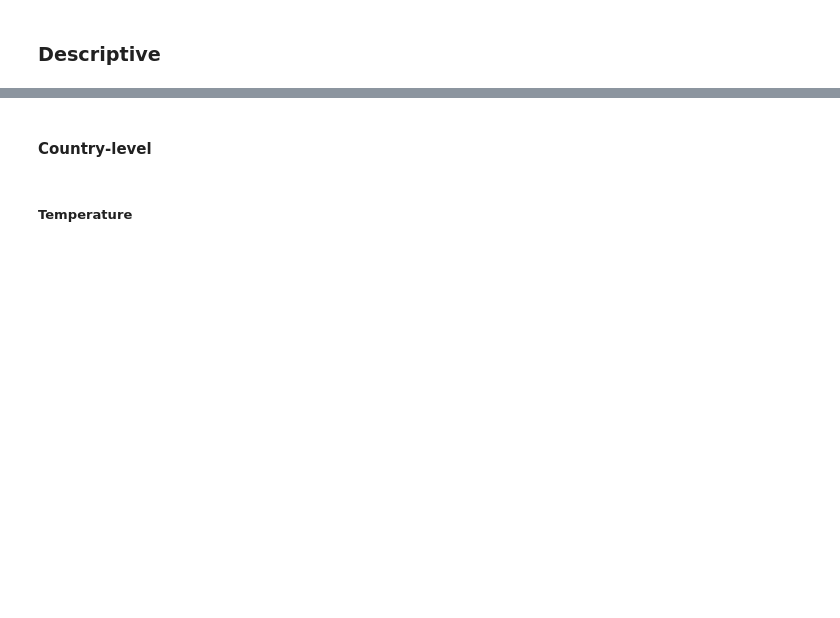
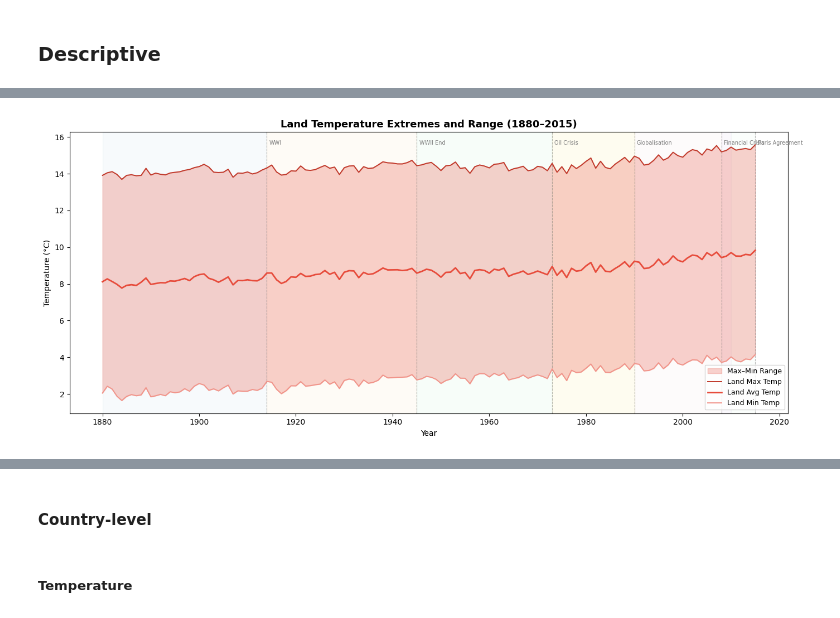
Before and after one commit to tempestormX/sc3021, a Jupyter notebook: SC3021_FDAG_T13.ipynb, the cells around one changed output, grey strips where cells are left out. Saved outputs shown, nothing was run; the diff lists cells and outputs as text; code cells hidden in the pictures; blank space fills up the shorter version.

```diff
--- a/SC3021_FDAG_T13.ipynb
+++ b/SC3021_FDAG_T13.ipynb
@@ -2942,0 +3183,21 @@ gas_cols = ['BC','CH4','CO','CO2','N2O','NH3','NMVOC','NOx','OC','SO2']
+# %%
+df['TempRange'] = df['LandMaxTemperature'] - df['LandMinTemperature']
+
+fig, ax = plt.subplots(figsize=(14, 6))
+add_era_bands(ax)
+
+ax.fill_between(df['year'], df['LandMinTemperature'], df['LandMaxTemperature'],
+                alpha=0.25, color='#e74c3c', label='Max–Min Range')
+ax.plot(df['year'], df['LandMaxTemperature'], color='#c0392b', lw=1.4, label='Land Max Temp')
+ax.plot(df['year'], df['LandAverageTemperature'], color='#e74c3c', lw=2, label='Land Avg Temp')
+ax.plot(df['year'], df['LandMinTemperature'], color='#f1948a', lw=1.4, label='Land Min Temp')
+
+add_era_lines(ax)
+ax.set_xlabel('Year', fontsize=10)
+ax.set_ylabel('Temperature (°C)', fontsize=10)
+ax.set_title('Land Temperature Extremes and Range (1880–2015)', fontsize=13, fontweight='bold')
+ax.legend(fontsize=9)
+plt.tight_layout()
+plt.show()
+# %% [output]
+[figure, added]
```
Also changed, not shown: parts of 75 cells of this notebook.
